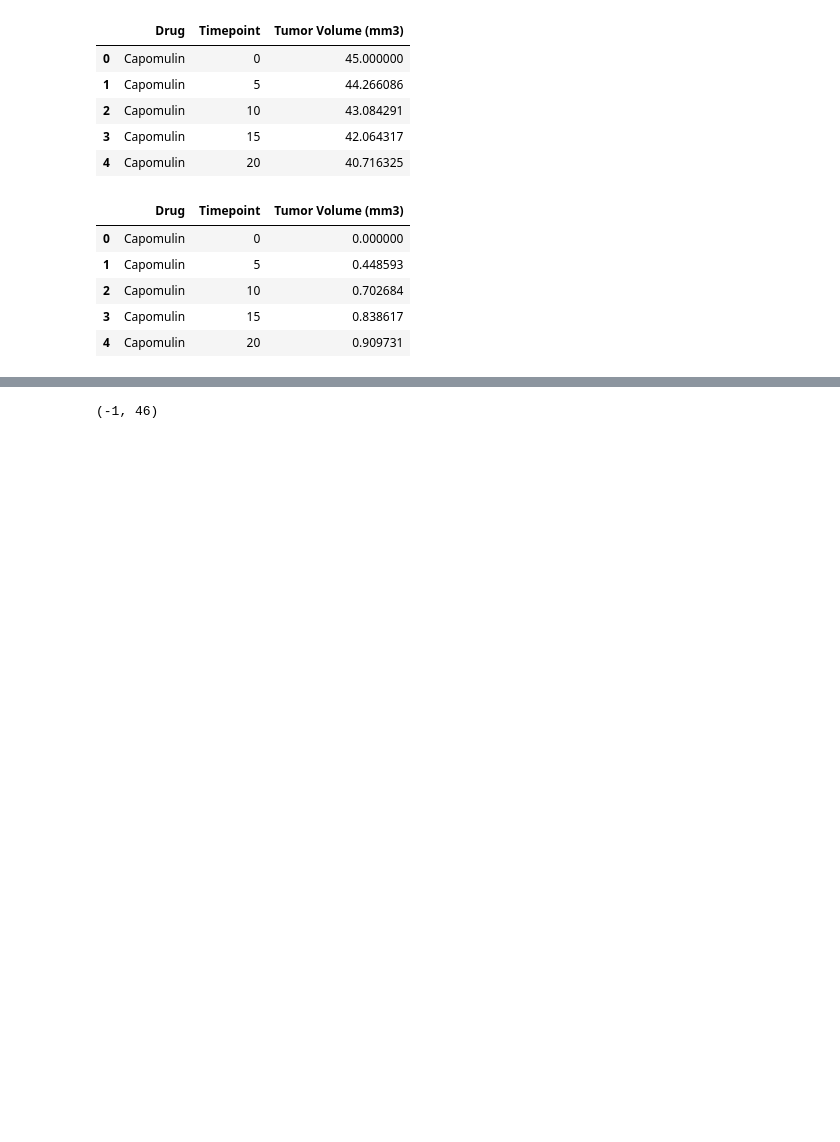
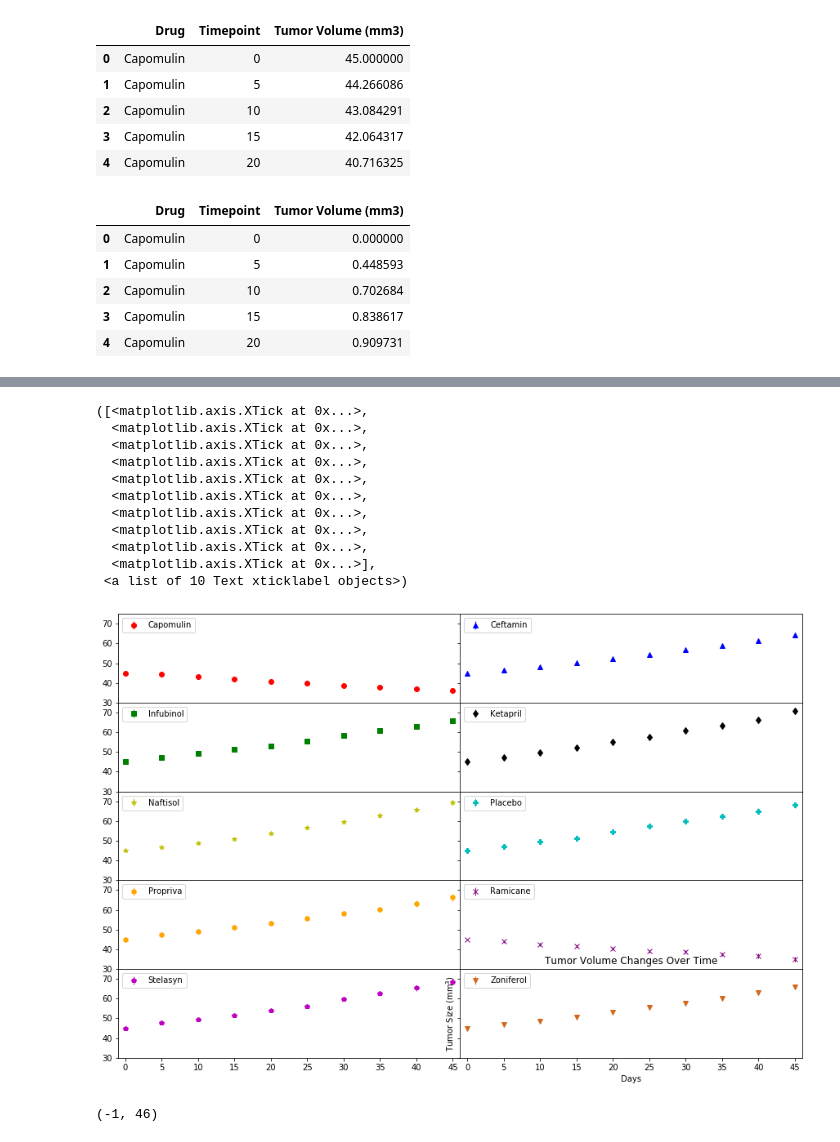
Before and after one commit to efrisch6/matplotlib-challenge, a Jupyter notebook: Pymaceuticals/pymaceuticals_starter.ipynb, the cells around one changed output, grey strips where cells are left out. Drawn from its saved outputs; the diff is of its cells as text; code cells hidden in the pictures; blank space fills up the shorter version.

```diff
--- a/Pymaceuticals/pymaceuticals_starter.ipynb
+++ b/Pymaceuticals/pymaceuticals_starter.ipynb
@@ -79,6 +84,41 @@ mean_tumor_pivot.head()
 | 10 | 43.084291 | 48.285125 | 49.403909 | 49.582269 | 48.694210 | 49.423329 | 49.101541 | 42.531957 | 49.463844 | ... |
 | 15 | 42.064317 | 50.094055 | 51.296397 | 52.399974 | 50.933018 | 51.359742 | 51.067318 | 41.495061 | 51.529409 | ... |
 | 20 | 40.716325 | 52.157049 | 53.197691 | 54.920935 | 53.644087 | 54.364417 | 53.346737 | 40.238325 | 54.067395 | ... |
+# %%
+fig, ((ax1,ax2),(ax3,ax4),(ax5,ax6),(ax7,ax8),(ax9,ax10)) = plt.subplots(5,2, sharex=True, sharey=True,figsize=(15,10),
+                                                                        gridspec_kw={'hspace': 0, 'wspace': 0})
+# plt.figure(figsize=(15,10))
+cols = mean_tumor_pivot.columns.tolist()
+axs=[ax1,ax2,ax3,ax4,ax5,ax6,ax7,ax8,ax9,ax10]
+colors = ['r','b','g','k','y','c','orange','purple','m','chocolate']
+markers = ['o','^','s','d','*','P','h','x','p','v']
+for x in range(len(cols)):
+    axs[x].errorbar(x=tumor_std_err_pivot.index, y=mean_tumor_pivot[cols[x]], yerr=tumor_std_err_pivot[cols[x]],
+                 marker=markers[x], color=colors[x], label=cols[x],fmt="o",elinewidth=1)
+    axs[x].legend(loc="upper left")
+    axs[x].set_xlim(mean_tumor_pivot.index.min()-1,mean_tumor_pivot.index.max()+1)
+    axs[x].set_ylim(30,75,10)
+
+#plt.legend(loc="upper left")
+plt.title("Tumor Volume Changes Over Time")
+plt.xlabel("Days")
+plt.ylabel(r'Tumor Size (mm$^3$)')
+plt.xticks(np.arange(mean_tumor_pivot.index.min(),mean_tumor_pivot.index.max()+5,5))
+# plt.xlim(mean_tumor_pivot.index.min()-1,mean_tumor_pivot.index.max()+1)
+# plt.ylim(30,75,10)
+# %% [output]
+([<matplotlib.axis.XTick at 0x...>,
+  <matplotlib.axis.XTick at 0x...>,
+  <matplotlib.axis.XTick at 0x...>,
+  <matplotlib.axis.XTick at 0x...>,
+  <matplotlib.axis.XTick at 0x...>,
+  <matplotlib.axis.XTick at 0x...>,
+  <matplotlib.axis.XTick at 0x...>,
+  <matplotlib.axis.XTick at 0x...>,
+  <matplotlib.axis.XTick at 0x...>,
+  <matplotlib.axis.XTick at 0x...>],
+ <a list of 10 Text xticklabel objects>)
+[figure, added]
 # %%
 plt.figure(figsize=(15,10))
 cols = mean_tumor_pivot.columns.tolist()
```
Also changed, not shown: parts of 4 cells of this notebook.
